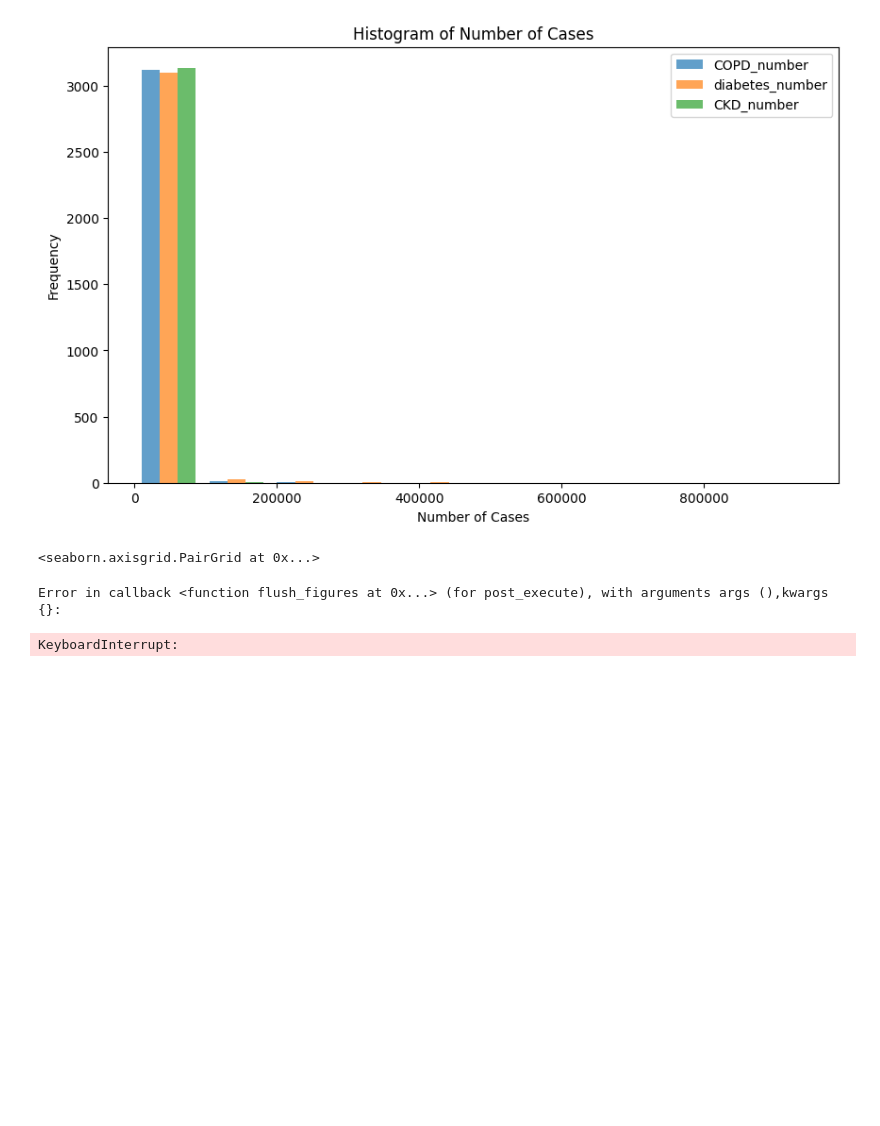
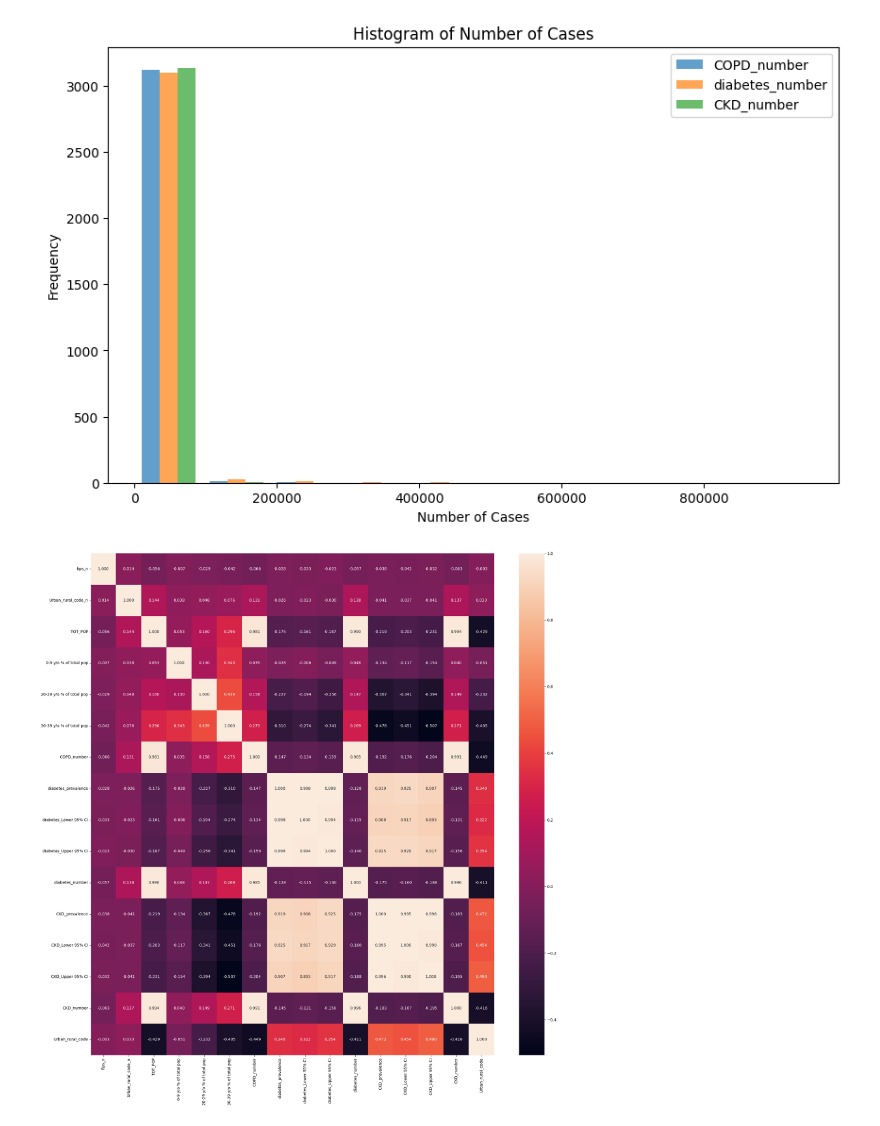
Before and after one commit to PazReumante/regularized-linear-regression-project-tutorial, a Jupyter notebook: explore.ipynb, the cells around one changed output. Saved outputs shown, nothing was run; the diff lists cells and outputs as text; code cells hidden in the pictures; blank space fills up the shorter version.

```diff
--- a/explore.ipynb
+++ b/explore.ipynb
@@ -147,9 +142,23 @@ plt.show()
 [figure]
 [figure]
 [figure]
-# %%
-sns.pairplot(data=df)
-# %% [output]
-<seaborn.axisgrid.PairGrid at 0x...>
-Error in callback <function flush_figures at 0x...> (for post_execute), with arguments args (),kwargs {}:
-KeyboardInterrupt:
+# %%
+import matplotlib.pyplot as plt
+import seaborn as sns
+
+df["fips_n"] = pd.factorize(df["fips"])[0]
+df["Urban_rural_code_n"] = pd.factorize(df["Urban_rural_code"])[0]
+
+fig, axes = plt.subplots(figsize=(20, 20))
+
+sns.heatmap(df[["fips_n", "Urban_rural_code_n", "TOT_POP", "0-9 y/o % of total pop", "20-29 y/o % of total pop","30-39 y/o % of total pop","COPD_number",'diabetes_prevalence', 'diabetes_Lower 95% CI',
+       'diabetes_Upper 95% CI', 'diabetes_number', 'CKD_prevalence',
+       'CKD_Lower 95% CI', 'CKD_Upper 95% CI', 'CKD_number',
+       'Urban_rural_code']].corr(), annot = True, fmt = ".3f")
+
+plt.tight_layout()
+
+# Draw Plot
+plt.show()
+# %% [output]
+[figure, added]
```
Also changed, not shown: parts of 30 cells of this notebook.
